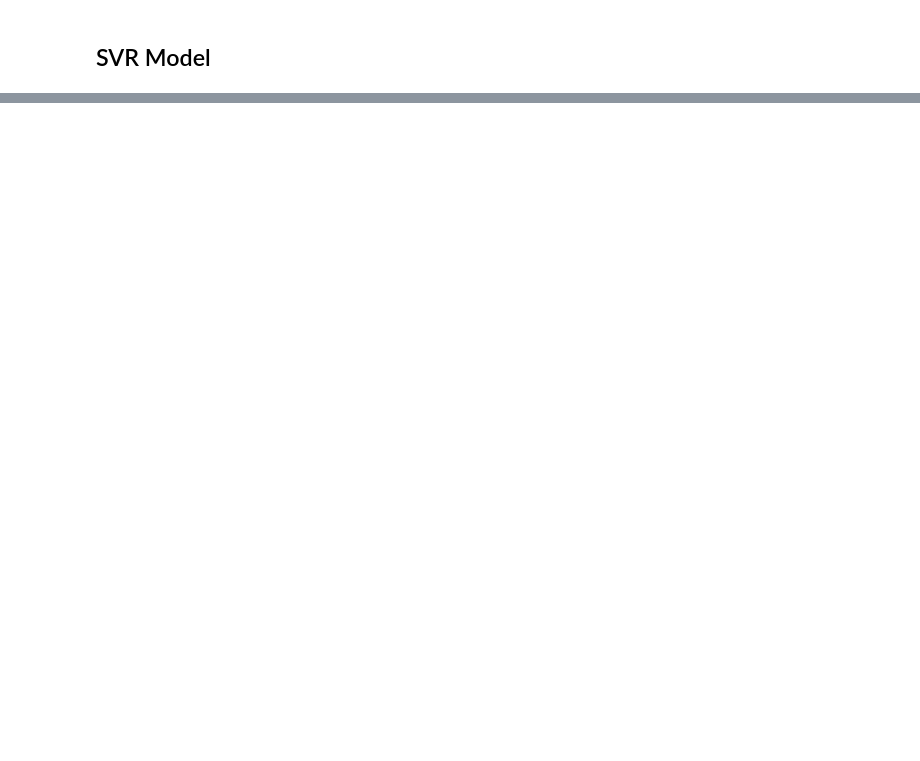
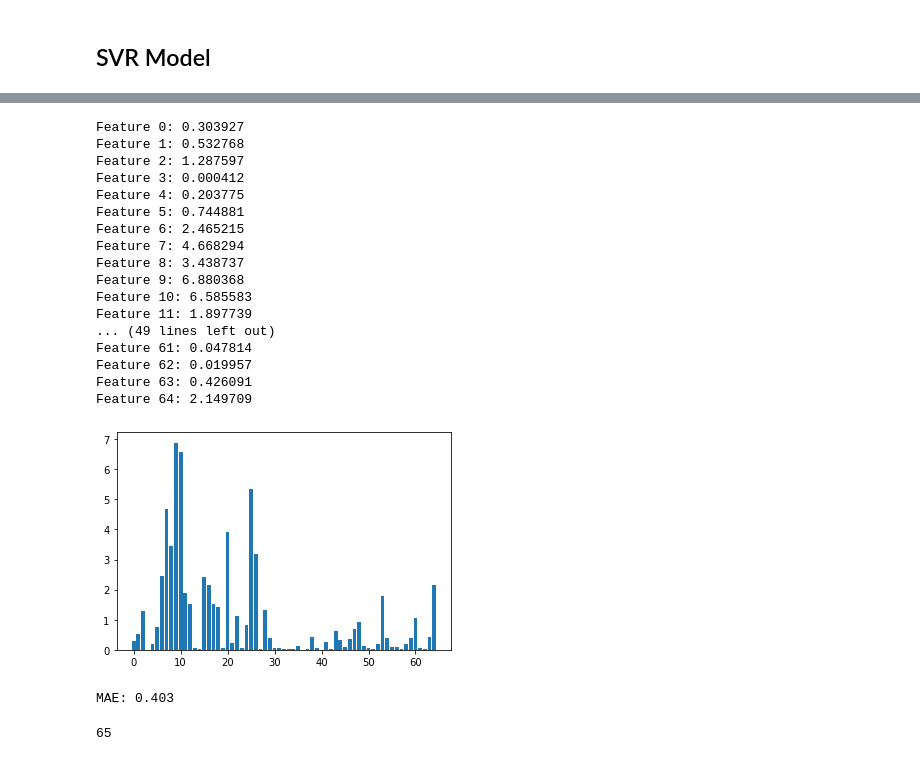
Before and after one commit to ciaranpflanagan/FYP, a Jupyter notebook: models.ipynb, the cells around one changed output, grey strips where cells are left out. Drawn from its saved outputs; the diff is of its cells as text; code cells hidden in the pictures; blank space fills up the shorter version.

```diff
--- a/models.ipynb
+++ b/models.ipynb
@@ -89,0 +144,52 @@ array([7.74073045])
+# %%
+# feature selection
+def select_features(X_train, y_train, X_test):
+	# configure to select all features
+	fs = SelectKBest(score_func=f_regression, k=12)
+	# learn relationship from training data
+	fs.fit(X_train, y_train)
+	# transform train input data
+	X_train_fs = fs.transform(X_train)
+	# transform test input data
+	X_test_fs = fs.transform(X_test)
+	return X_train_fs, X_test_fs, fs
+# %%
+X_train_fs, X_test_fs, fs = select_features(X_train_emergence, y_train_emergence, X_test_emergence)
+# what are scores for the features
+for i in range(len(fs.scores_)):
+	print('Feature %d: %f' % (i, fs.scores_[i]))
+# plot the scores
+plt.bar([i for i in range(len(fs.scores_))], fs.scores_)
+plt.show()
+# %% [output]
+Feature 0: 0.303927
+Feature 1: 0.532768
+Feature 2: 1.287597
+Feature 3: 0.000412
+Feature 4: 0.203775
+Feature 5: 0.744881
+Feature 6: 2.465215
+Feature 7: 4.668294
+Feature 8: 3.438737
+Feature 9: 6.880368
+Feature 10: 6.585583
+Feature 11: 1.897739
+... (49 lines left out)
+Feature 61: 0.047814
+Feature 62: 0.019957
+Feature 63: 0.426091
+Feature 64: 2.149709
+[figure, added]
+# %%
+reg.fit(X_train_fs, y_train)
+# evaluate the model
+yhat = reg.predict(X_test_fs)
+# evaluate predictions
+mae = mean_absolute_error(y_test, yhat)
+print('MAE: %.3f' % mae)
+# %% [output]
+MAE: 0.403
+# %%
+len(fs.feature_names_in_)
+# %% [output]
+65
```
Also changed, not shown: parts of 12 cells of this notebook.
